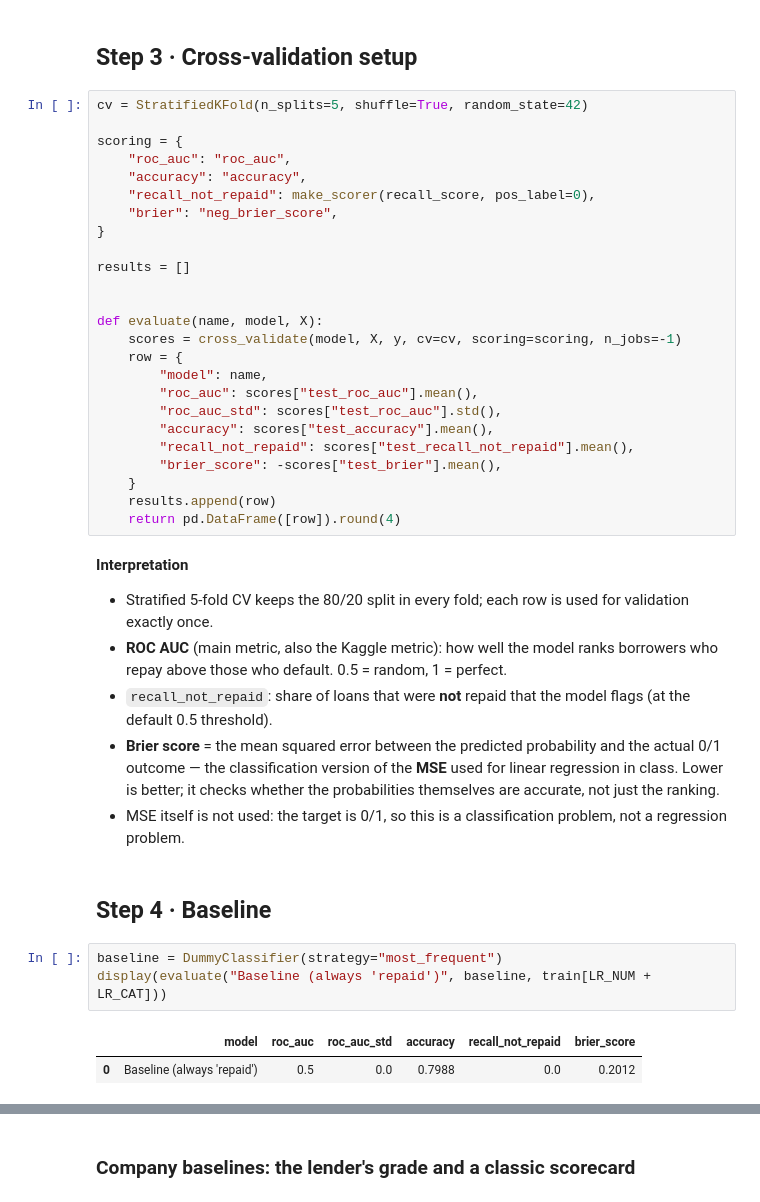
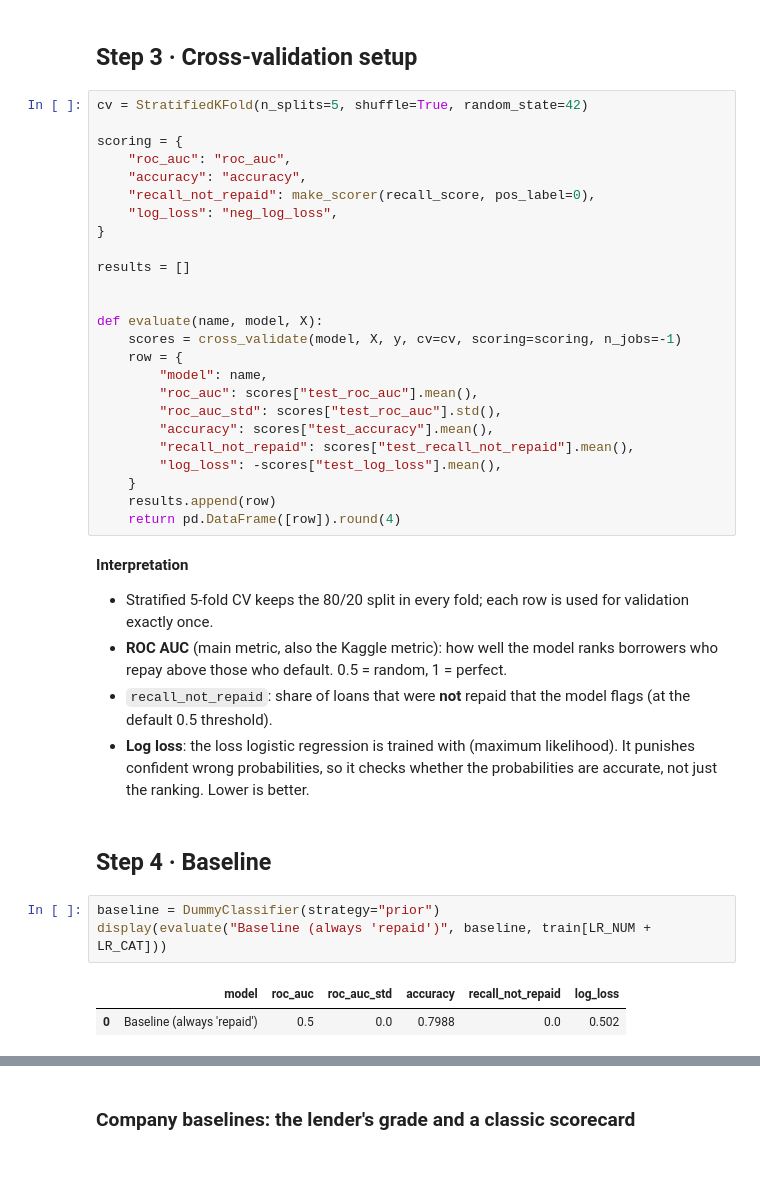
Before and after one commit to ZiyanChen1/predicting-loan-payback, a Jupyter notebook: 02_modeling.ipynb, the cells around one changed output, grey strips where cells are left out. Drawn from its saved outputs; the diff is of its cells as text; blank space fills up the shorter version.

```diff
--- a/02_modeling.ipynb
+++ b/02_modeling.ipynb
@@ -71,7 +71,7 @@ scoring = {
     "roc_auc": "roc_auc",
     "accuracy": "accuracy",
     "recall_not_repaid": make_scorer(recall_score, pos_label=0),
-    "brier": "neg_brier_score",
+    "log_loss": "neg_log_loss",
 }
 
 results = []
@@ -85,7 +85,7 @@ def evaluate(name, model, X):
         "roc_auc_std": scores["test_roc_auc"].std(),
         "accuracy": scores["test_accuracy"].mean(),
         "recall_not_repaid": scores["test_recall_not_repaid"].mean(),
-        "brier_score": -scores["test_brier"].mean(),
+        "log_loss": -scores["test_log_loss"].mean(),
     }
     results.append(row)
     return pd.DataFrame([row]).round(4)
@@ -94,15 +94,14 @@ def evaluate(name, model, X):
 - Stratified 5-fold CV keeps the 80/20 split in every fold; each row is used for validation exactly once.
 - **ROC AUC** (main metric, also the Kaggle metric): how well the model ranks borrowers who repay above those who default. 0.5 = random, 1 = perfect.
 - `recall_not_repaid`: share of loans that were **not** repaid that the model flags (at the default 0.5 threshold).
-- **Brier score** = the mean squared error between the predicted probability and the actual 0/1 outcome — the classification version of the **MSE** used for linear regression in class. Lower is better; it checks whether the probabilities themselves are accurate, not just the ranking.
-- MSE itself is not used: the target is 0/1, so this is a classification problem, not a regression problem.
+- **Log loss**: the loss logistic regression is trained with (maximum likelihood). It punishes confident wrong probabilities, so it checks whether the probabilities are accurate, not just the ranking. Lower is better.
 # %% [markdown]
 ## Step 4 · Baseline
 # %%
-baseline = DummyClassifier(strategy="most_frequent")
+baseline = DummyClassifier(strategy="prior")
 display(evaluate("Baseline (always 'repaid')", baseline, train[LR_NUM + LR_CAT]))
 # %% [output]
-|  | model | roc_auc | roc_auc_std | accuracy | recall_not_repaid | brier_score |
-| 0 | Baseline (always 'repaid') | 0.5 | 0.0 | 0.7988 | 0.0 | 0.2012 |
+|  | model | roc_auc | roc_auc_std | accuracy | recall_not_repaid | log_loss |
+| 0 | Baseline (always 'repaid') | 0.5 | 0.0 | 0.7988 | 0.0 | 0.502 |
 # %% [markdown]
 **Interpretation**
```
Also changed, not shown: parts of 9 cells of this notebook, 20 other files.
